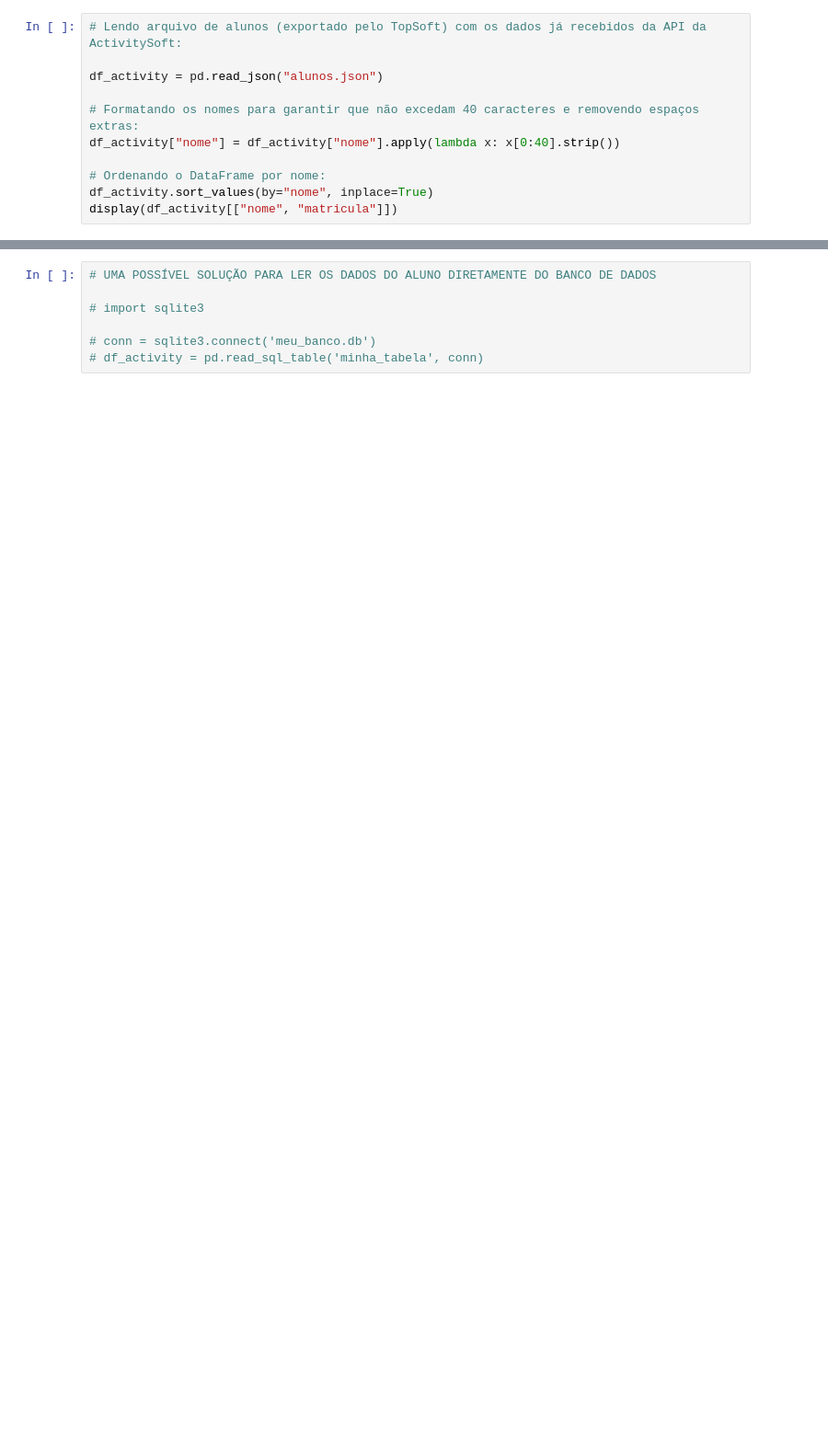
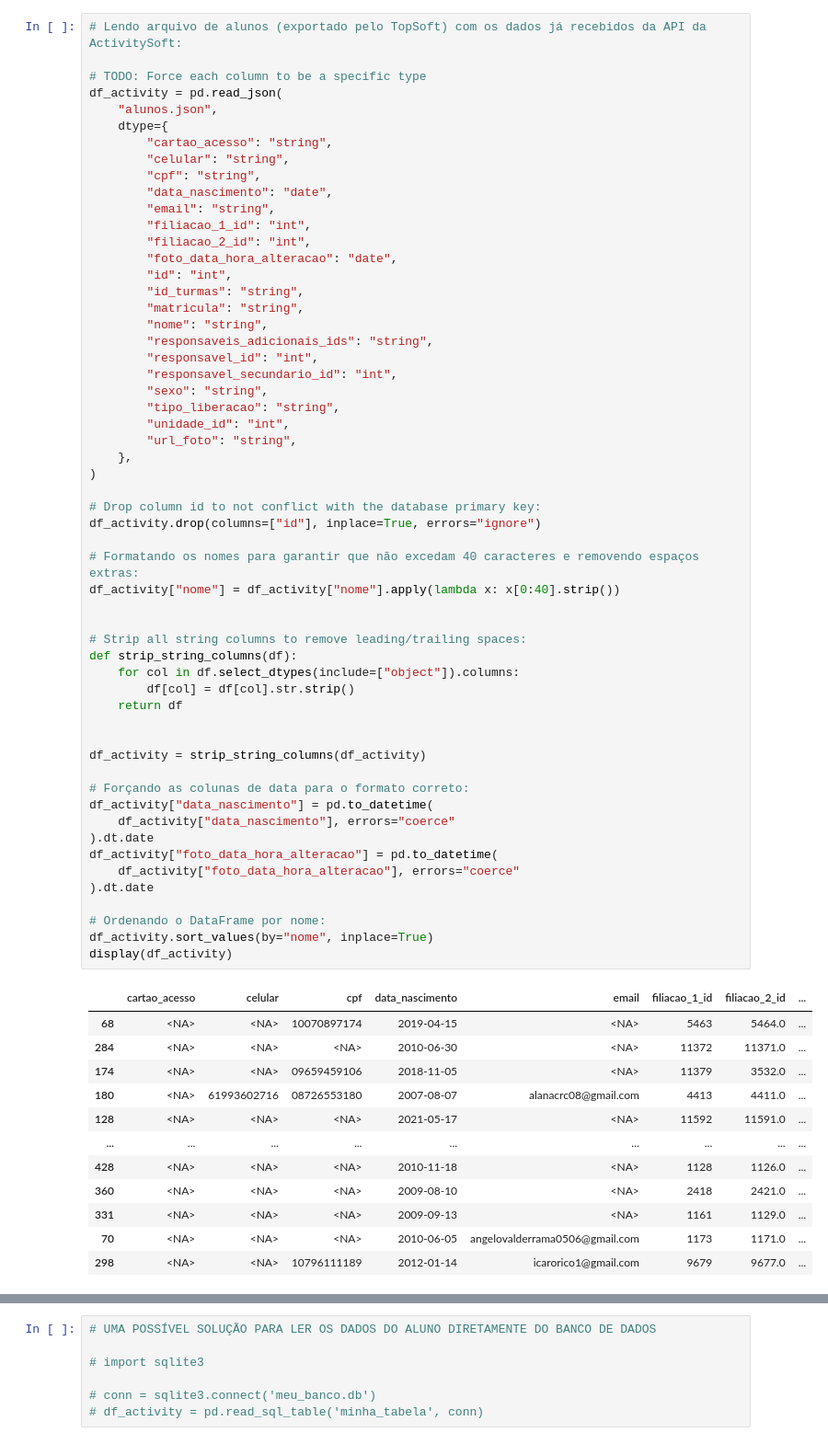
Before and after one commit to viniciusccosta/TopSoft, a Jupyter notebook: merge.ipynb, the cells around one changed output, grey strips where cells are left out. Shown at 92% size. Cells and saved outputs as stored; diff of their text form; blank space fills up the shorter version.

```diff
--- a/merge.ipynb
+++ b/merge.ipynb
@@ -5,11 +12,69 @@ import pandas as pd
 # %%
 # Lendo arquivo de alunos (exportado pelo TopSoft) com os dados já recebidos da API da ActivitySoft:
 
-df_activity = pd.read_json("alunos.json")
+# TODO: Force each column to be a specific type
+df_activity = pd.read_json(
+    "alunos.json",
+    dtype={
+        "cartao_acesso": "string",
+        "celular": "string",
+        "cpf": "string",
+        "data_nascimento": "date",
+        "email": "string",
+        "filiacao_1_id": "int",
+        "filiacao_2_id": "int",
+        "foto_data_hora_alteracao": "date",
+        "id": "int",
+        "id_turmas": "string",
+        "matricula": "string",
+        "nome": "string",
+        "responsaveis_adicionais_ids": "string",
+        "responsavel_id": "int",
+        "responsavel_secundario_id": "int",
+        "sexo": "string",
+        "tipo_liberacao": "string",
+        "unidade_id": "int",
+        "url_foto": "string",
+    },
+)
+
+# Drop column id to not conflict with the database primary key:
+df_activity.drop(columns=["id"], inplace=True, errors="ignore")
 
 # Formatando os nomes para garantir que não excedam 40 caracteres e removendo espaços extras:
 df_activity["nome"] = df_activity["nome"].apply(lambda x: x[0:40].strip())
 
+
+# Strip all string columns to remove leading/trailing spaces:
+def strip_string_columns(df):
+    for col in df.select_dtypes(include=["object"]).columns:
+        df[col] = df[col].str.strip()
+    return df
+
+
+df_activity = strip_string_columns(df_activity)
+
+# Forçando as colunas de data para o formato correto:
+df_activity["data_nascimento"] = pd.to_datetime(
+    df_activity["data_nascimento"], errors="coerce"
+).dt.date
+df_activity["foto_data_hora_alteracao"] = pd.to_datetime(
+    df_activity["foto_data_hora_alteracao"], errors="coerce"
+).dt.date
+
 # Ordenando o DataFrame por nome:
 df_activity.sort_values(by="nome", inplace=True)
-display(df_activity[["nome", "matricula"]])
+display(df_activity)
+# %% [output]
+|  | cartao_acesso | celular | cpf | data_nascimento | email | filiacao_1_id | filiacao_2_id | ... |
+| 68 | <NA> | <NA> | 10070897174 | 2019-04-15 | <NA> | 5463 | 5464.0 | ... |
+| 284 | <NA> | <NA> | <NA> | 2010-06-30 | <NA> | 11372 | 11371.0 | ... |
+| 174 | <NA> | <NA> | 09659459106 | 2018-11-05 | <NA> | 11379 | 3532.0 | ... |
+| 180 | <NA> | 61993602716 | 08726553180 | 2007-08-07 | alanacrc08@gmail.com | 4413 | 4411.0 | ... |
+| 128 | <NA> | <NA> | <NA> | 2021-05-17 | <NA> | 11592 | 11591.0 | ... |
+| ... | ... | ... | ... | ... | ... | ... | ... | ... |
+| 428 | <NA> | <NA> | <NA> | 2010-11-18 | <NA> | 1128 | 1126.0 | ... |
+| 360 | <NA> | <NA> | <NA> | 2009-08-10 | <NA> | 2418 | 2421.0 | ... |
+| 331 | <NA> | <NA> | <NA> | 2009-09-13 | <NA> | 1161 | 1129.0 | ... |
+| 70 | <NA> | <NA> | <NA> | 2010-06-05 | angelovalderrama0506@gmail.com | 1173 | 1171.0 | ... |
+| 298 | <NA> | <NA> | 10796111189 | 2012-01-14 | icarorico1@gmail.com | 9679 | 9677.0 | ... |
```
Also changed, not shown: parts of 15 cells of this notebook.
